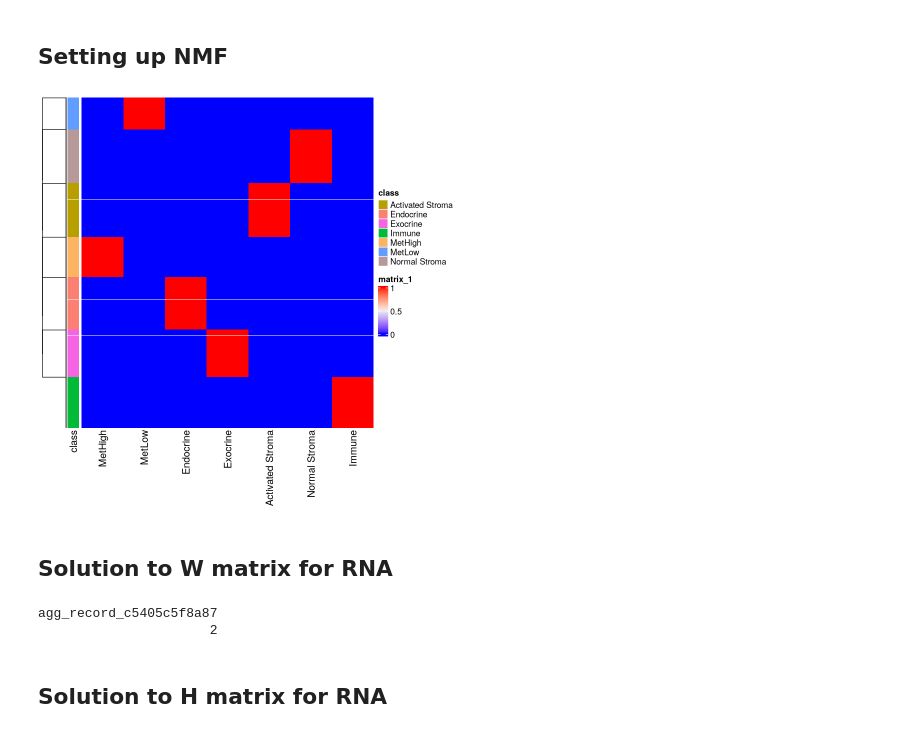
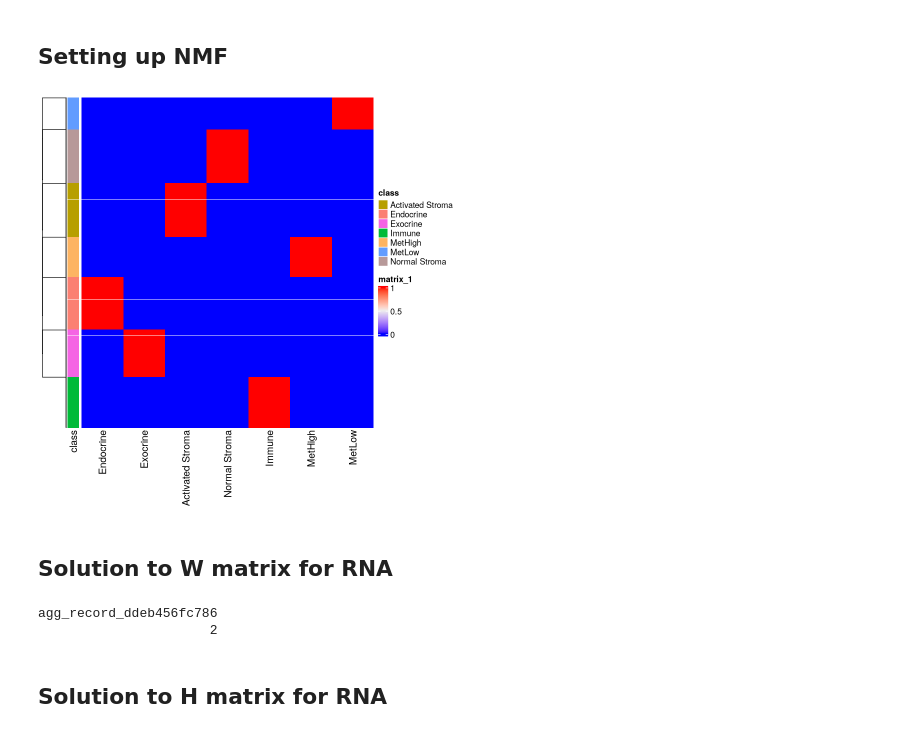
Before and after one commit to Handler-Lab/Spatial-MetScore-JS, a Jupyter notebook: notebooks/nmf.ipynb, the cells around one changed output. Drawn from its saved outputs; the diff is of its cells as text; code cells hidden in the pictures.

```diff
--- a/notebooks/nmf.ipynb
+++ b/notebooks/nmf.ipynb
@@ -212,40 +213,41 @@ dim(featInfo_sub)
 # %%
 k <- 7
 RNA_val <- 1
 default_RNA <- 0.01
 
 
 W.seed.rna <- matrix(default_RNA, nrow=nrow(ex_sub), ncol=k)
 
 
-W.seed.rna[which(featInfo_sub$SYMBOL %in% met_high_genes_clean), 1] <- RNA_val
-W.seed.rna[which(featInfo_sub$SYMBOL %in% met_low_genes_clean), 2] <- RNA_val
-W.seed.rna[which(featInfo_sub$SYMBOL %in% gene_lists$Moffitt.F12_Endocrine.top250), 3] <- RNA_val
-W.seed.rna[which(featInfo_sub$SYMBOL %in% gene_lists$Moffitt.F3_Exocrine.top250), 4] <- RNA_val
-W.seed.rna[which(featInfo_sub$SYMBOL %in% gene_lists$Moffitt.F5_ActivatedStroma.top250), 5] <- RNA_val
-W.seed.rna[which(featInfo_sub$SYMBOL %in% gene_lists$Moffitt.F13_NormalStroma.top250), 6] <- RNA_val
-W.seed.rna[which(featInfo_sub$SYMBOL %in% gene_lists$Moffitt.F7_Immune.top250), 7] <- RNA_val
+
+W.seed.rna[which(featInfo_sub$SYMBOL %in% gene_lists$Moffitt.F12_Endocrine.top250), 1] <- RNA_val
+W.seed.rna[which(featInfo_sub$SYMBOL %in% gene_lists$Moffitt.F3_Exocrine.top250), 2] <- RNA_val
+W.seed.rna[which(featInfo_sub$SYMBOL %in% gene_lists$Moffitt.F5_ActivatedStroma.top250), 3] <- RNA_val
+W.seed.rna[which(featInfo_sub$SYMBOL %in% gene_lists$Moffitt.F13_NormalStroma.top250), 4] <- RNA_val
+W.seed.rna[which(featInfo_sub$SYMBOL %in% gene_lists$Moffitt.F7_Immune.top250), 5] <- RNA_val
+W.seed.rna[which(featInfo_sub$SYMBOL %in% met_high_genes_clean), 6] <- RNA_val
+W.seed.rna[which(featInfo_sub$SYMBOL %in% met_low_genes_clean), 7] <- RNA_val
 
 
 
-colnames(W.seed.rna) <- c("MetHigh", "MetLow", "Endocrine", "Exocrine",
-                          "Activated Stroma", "Normal Stroma", "Immune"
+colnames(W.seed.rna) <- c("Endocrine", "Exocrine","Activated Stroma",
+                          "Normal Stroma", "Immune","MetHigh", "MetLow"
                           )
 
 
 Heatmap(W.seed.rna, cluster_columns = FALSE, cluster_rows = TRUE,
         left_annotation = rowAnnotation(
           df = sub_genelist[featInfo_sub$SYMBOL, "class", drop = FALSE],
           col = list(
-            class = c("MetHigh" = "#fdb462", "MetLow" = "#619cff",
+            class = c(
                       "Endocrine" = "#fb8072", "Exocrine" = "#f564e4",
                       "Activated Stroma" = "#b79f00", "Normal Stroma" = "#b79999",
-                      "Immune" = "#00ba38")
+                      "Immune" = "#00ba38", "MetHigh" = "#fdb462", "MetLow" = "#619cff")
           )
         )
 )
 # %% [output]
-[figure, old version]
+[figure, new version]
 # %%
 H.seed.rna <- matrix(0.05, nrow=k, ncol=ncol(ex_sub))
 
@@ -265,10 +267,10 @@ ht_sub_w <- Heatmap(t(scale(t(RNA_W))), cluster_columns = FALSE, cluster_rows =
           df = sub_genelist[featInfo_sub$SYMBOL, "class", drop = FALSE],
           col = list(
 
-            class = c("MetHigh" = "#fdb462", "MetLow" = "#619cff",
+            class = c(
                       "Endocrine" = "#fb8072", "Exocrine" = "#f564e4",
                       "Activated Stroma" = "#b79f00", "Normal Stroma" = "#b79999",
-                      "Immune" = "#00ba38")
+                      "Immune" = "#00ba38", "MetHigh" = "#fdb462", "MetLow" = "#619cff")
           )
         )
 )
@@ -281,7 +283,7 @@ png(filename = "/scratch/hhuan40/Spatial-MetScore-JS/figures/nmf/SUBheatmap_RNA_
 draw(ht_sub_w)
 dev.off()
 # %% [output]
-agg_record_c5405c5f8a87
+agg_record_ddeb456fc786
                       2
 # %% [markdown]
 ## Solution to H matrix for RNA
```
Also changed, not shown: parts of 11 cells of this notebook, 3 other files.
